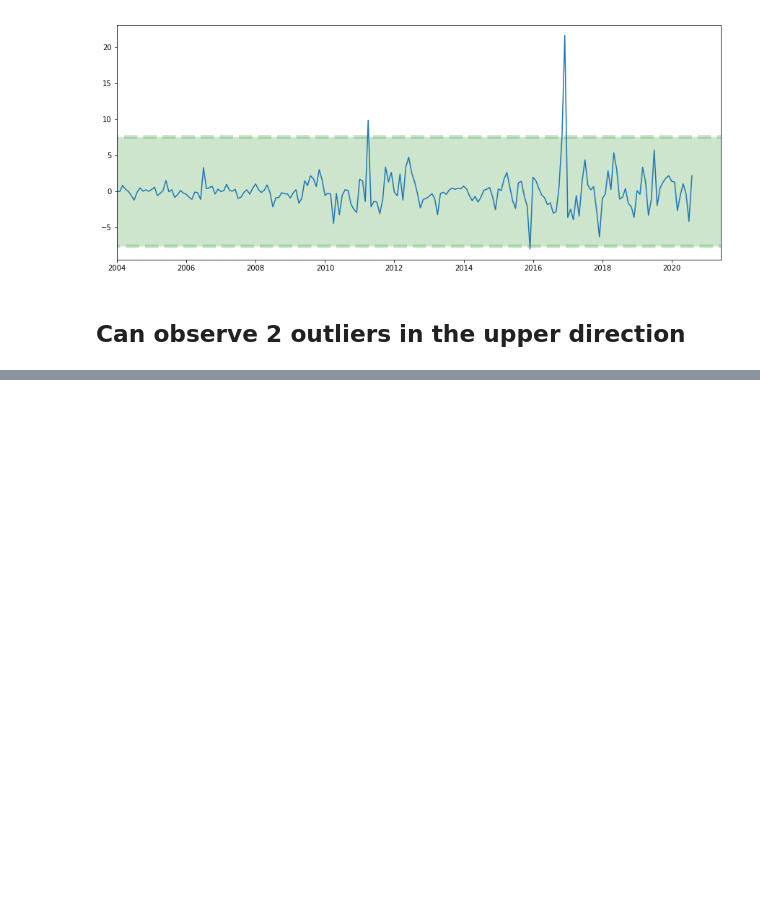
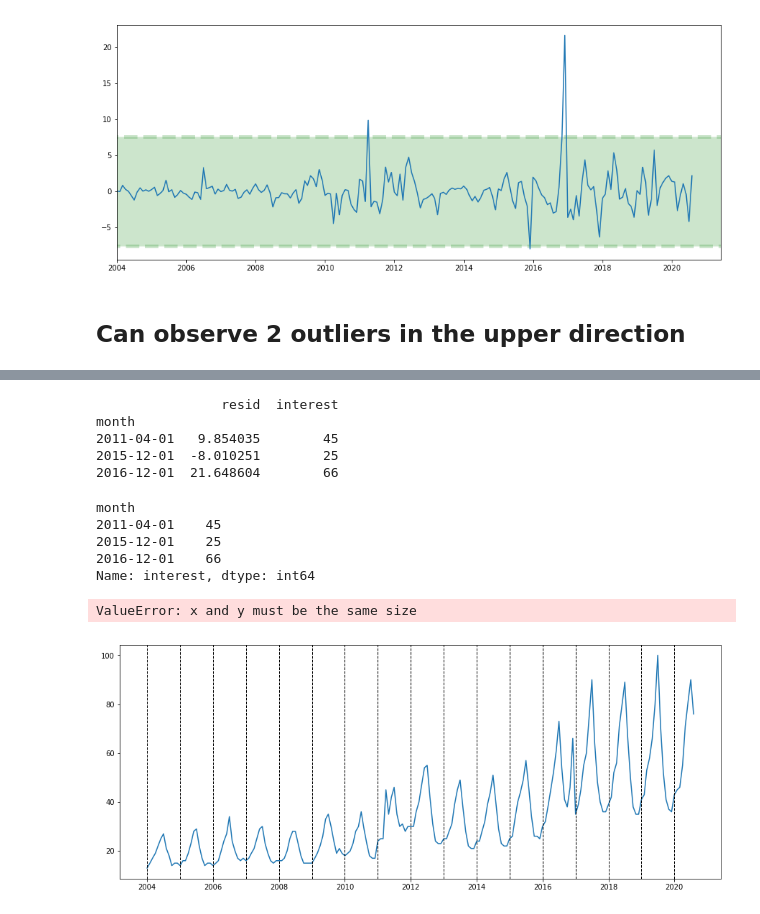
Before and after one commit to Karanpalshekhawat/time-series-analysis, a Jupyter notebook: Seasonal-Trend-Decomposition (STL).ipynb, the cells around one changed output, grey strips where cells are left out. Cells and saved outputs as stored; diff of their text form; code cells hidden in the pictures; blank space fills up the shorter version.

Commit message:
Plotting anomaly detection using superimposing plots

```diff
--- a/Seasonal-Trend-Decomposition (STL).ipynb
+++ b/Seasonal-Trend-Decomposition (STL).ipynb
@@ -102,3 +102,11 @@ plt.xlim(datetime(2004,1,1), datetime(2021,6,1))
 [figure]
 # %% [markdown]
 ## Can observe 2 outliers in the upper direction
+# %%
+"""
+I am not sure why this bitwise or operator works and normal operator does not
+Take a look into stack overflow, someone have nicely explained this.
+"""
+resid  = pd.DataFrame(resid)
+df_resid = resid[(resid['resid'] > upper_limit) |
+              (resid['resid'] < lower_limit)]
@@ -104,0 +121,30 @@ plt.xlim(datetime(2004,1,1), datetime(2021,6,1))
+# %%
+df_anomalies = df_resid.join(df, how='inner')
+print(df_anomalies)
+# %% [output]
+                resid  interest
+month
+2011-04-01   9.854035        45
+2015-12-01  -8.010251        25
+2016-12-01  21.648604        66
+# %%
+df_anomalies = df_anomalies['interest']
+# %%
+df_anomalies
+# %% [output]
+month
+2011-04-01    45
+2015-12-01    25
+2016-12-01    66
+Name: interest, dtype: int64
+# %%
+plt.figure(figsize=(15,6))
+plt.plot(df)
+
+for year in range(2004, 2021):
+    plt.axvline(datetime(year,1,1), linestyle='--', linewidth=1, color='k')
+
+plt.scatter(df_anomalies.index, df_anomalies.values)
+# %% [output]
+ValueError: x and y must be the same size
+[figure, added]
```
Also changed, not shown: parts of 1 cell of this notebook.
